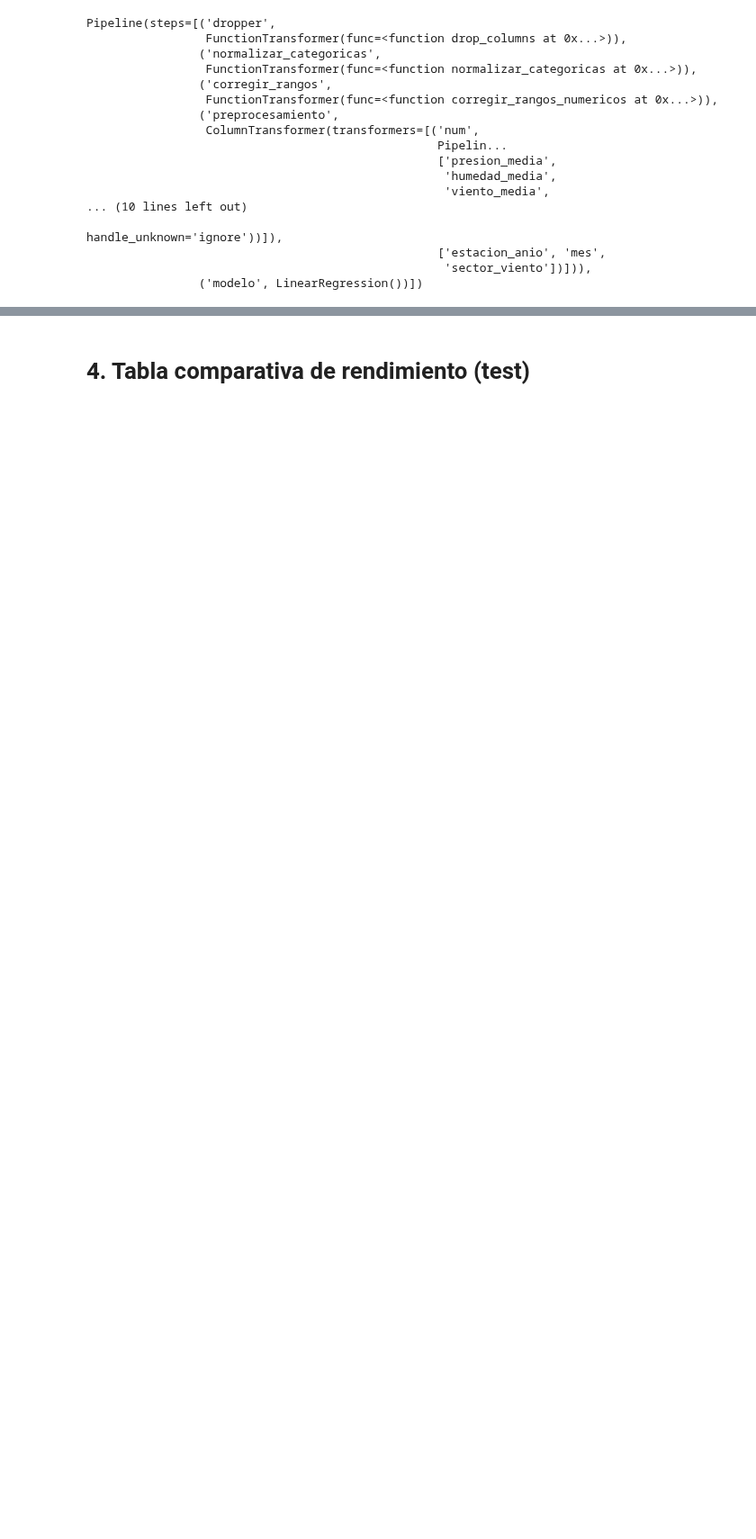
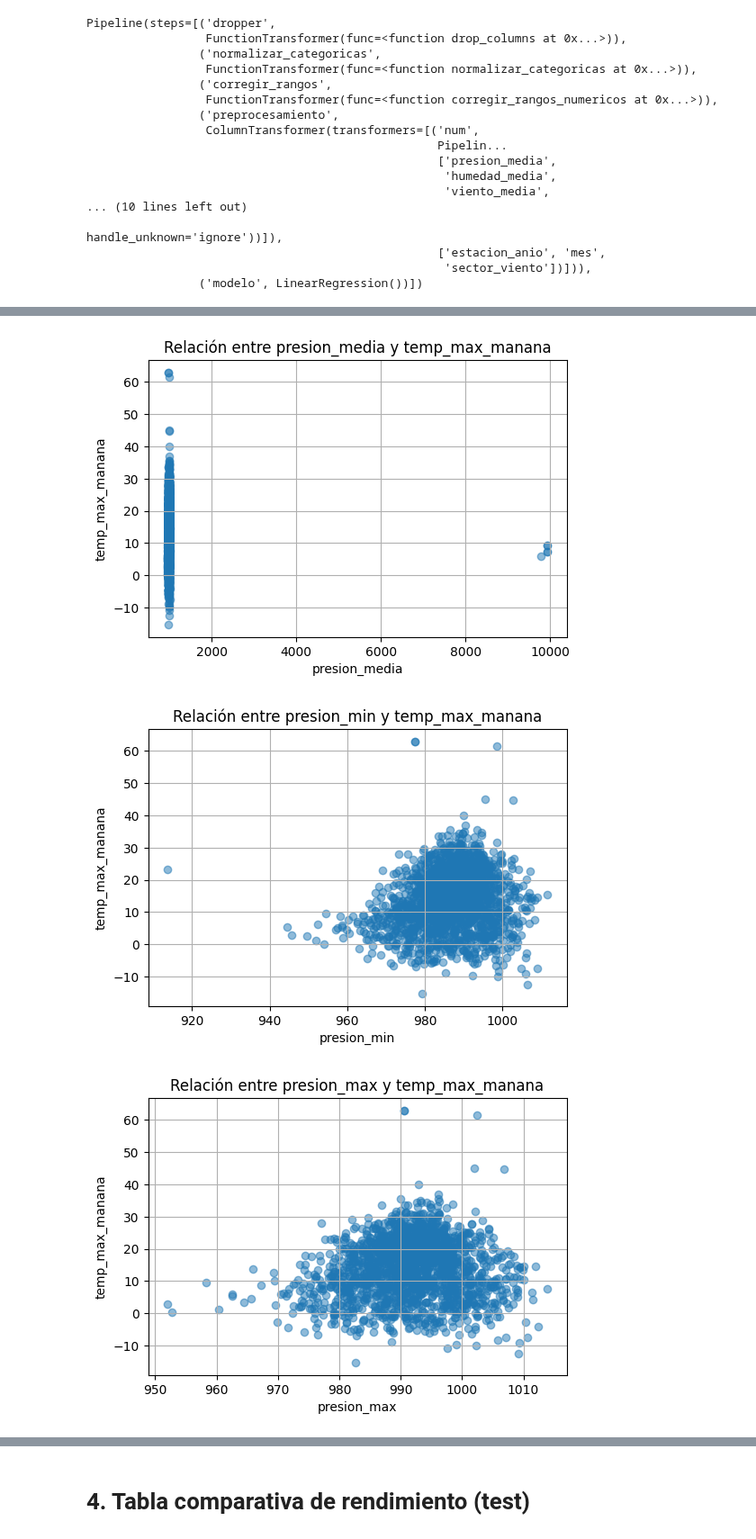
Before and after one commit to Fercho0506/LABS_MACHINE, a Jupyter notebook: LAB_1/Laboratorio_1_Puntos_1a4_ejecutado.ipynb, the cells around one changed output, grey strips where cells are left out. Shown at 90% size. Cells and saved outputs as stored; diff of their text form; code cells hidden in the pictures; blank space fills up the shorter version.

```diff
--- a/LAB_1/Laboratorio_1_Puntos_1a4_ejecutado.ipynb
+++ b/LAB_1/Laboratorio_1_Puntos_1a4_ejecutado.ipynb
@@ -707,0 +713,13 @@ Modelo 2 (variables reducidas, mediana, sin escalado)
+# %%
+for variable in numeric_features_m1:
+    plt.figure(figsize=(6, 4))
+    plt.scatter(X_train[variable], y_train, alpha=0.5)
+    plt.title(f'Relación entre {variable} y {target}')
+    plt.xlabel(variable)
+    plt.ylabel(target)
+    plt.grid()
+    plt.show()
+# %% [output]
+[figure, added]
+[figure, added]
+[figure, added]
```
Also changed, not shown: parts of 18 cells of this notebook.
